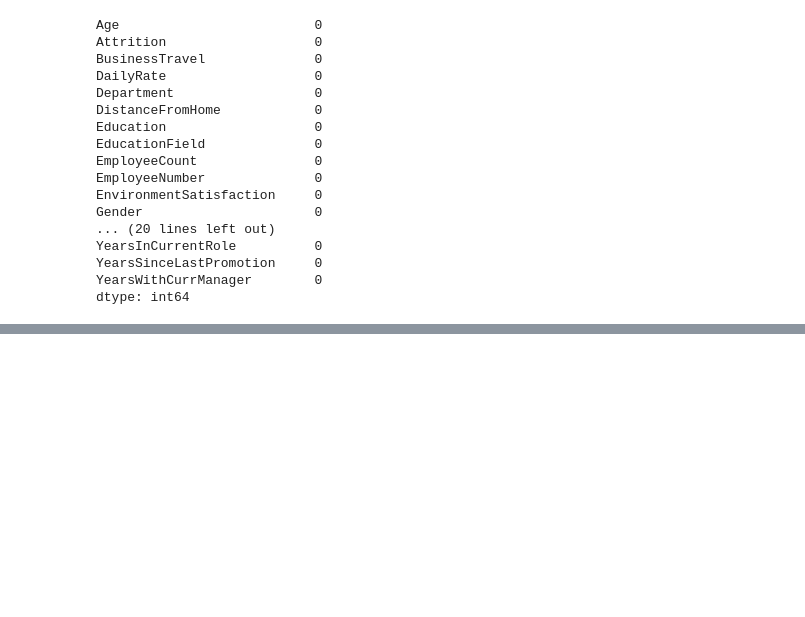
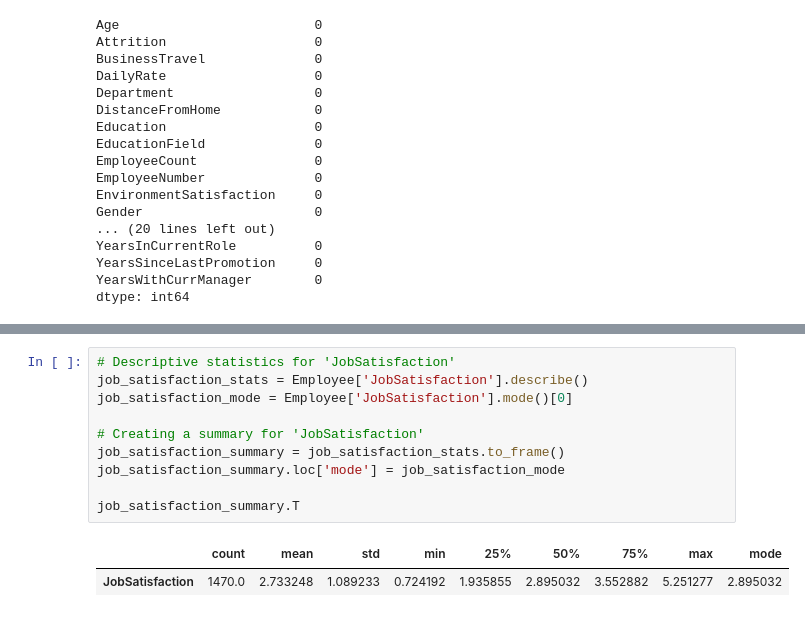
Before and after one commit to FedericoAriton99/CA-2-Integraeted-, a Jupyter notebook: Federico_Ariton_sba22090_Lvl8_CA2_Integrated.ipynb, the cells around one changed output, grey strips where cells are left out. Drawn from its saved outputs; the diff is of its cells as text; blank space fills up the shorter version.

```diff
--- a/Federico_Ariton_sba22090_Lvl8_CA2_Integrated.ipynb
+++ b/Federico_Ariton_sba22090_Lvl8_CA2_Integrated.ipynb
@@ -529,0 +695,13 @@ Employee
+# %%
+# Descriptive statistics for 'JobSatisfaction'
+job_satisfaction_stats = Employee['JobSatisfaction'].describe()
+job_satisfaction_mode = Employee['JobSatisfaction'].mode()[0]
+
+# Creating a summary for 'JobSatisfaction'
+job_satisfaction_summary = job_satisfaction_stats.to_frame()
+job_satisfaction_summary.loc['mode'] = job_satisfaction_mode
+
+job_satisfaction_summary.T
+# %% [output]
+|  | count | mean | std | min | 25% | 50% | 75% | max | mode |
+| JobSatisfaction | 1470.0 | 2.733248 | 1.089233 | 0.724192 | 1.935855 | 2.895032 | 3.552882 | 5.251277 | 2.895032 |
```
Also changed, not shown: parts of 13 cells of this notebook.
